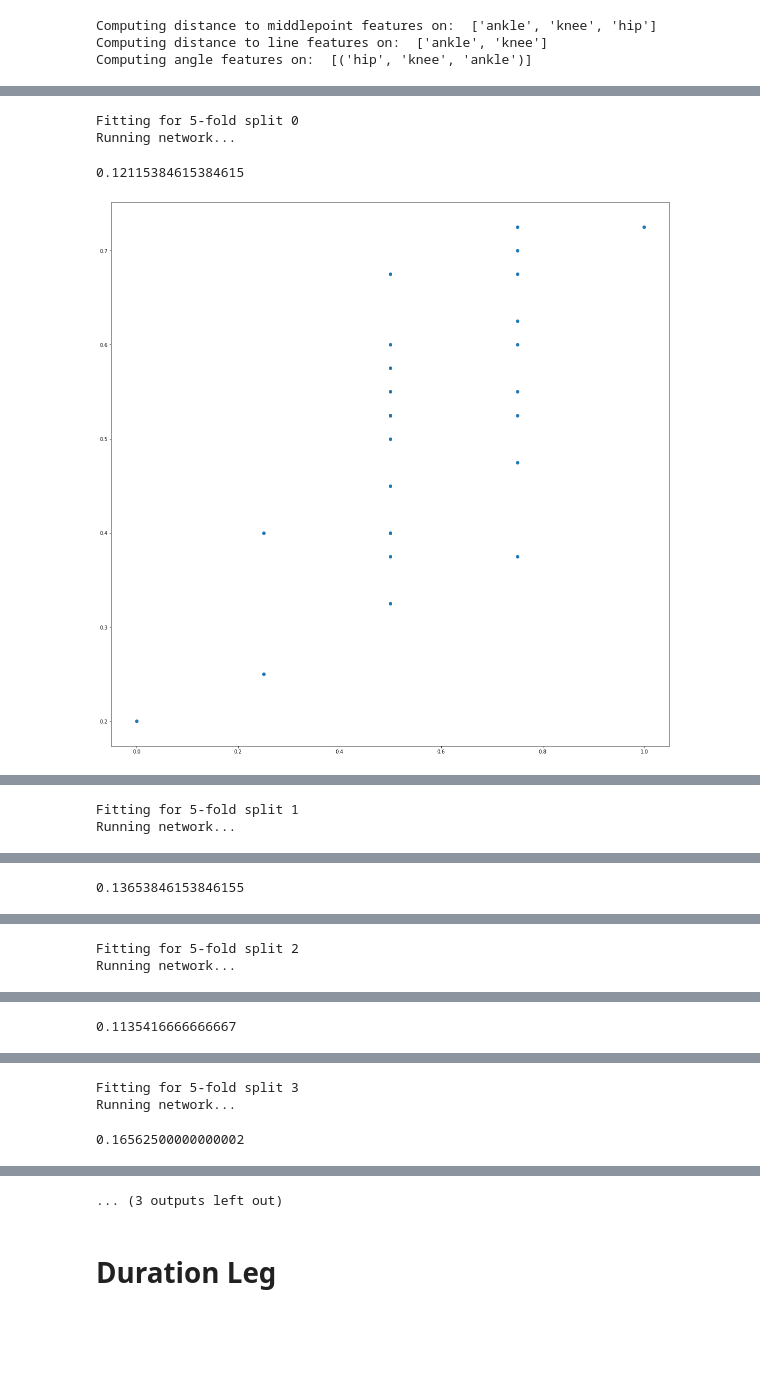
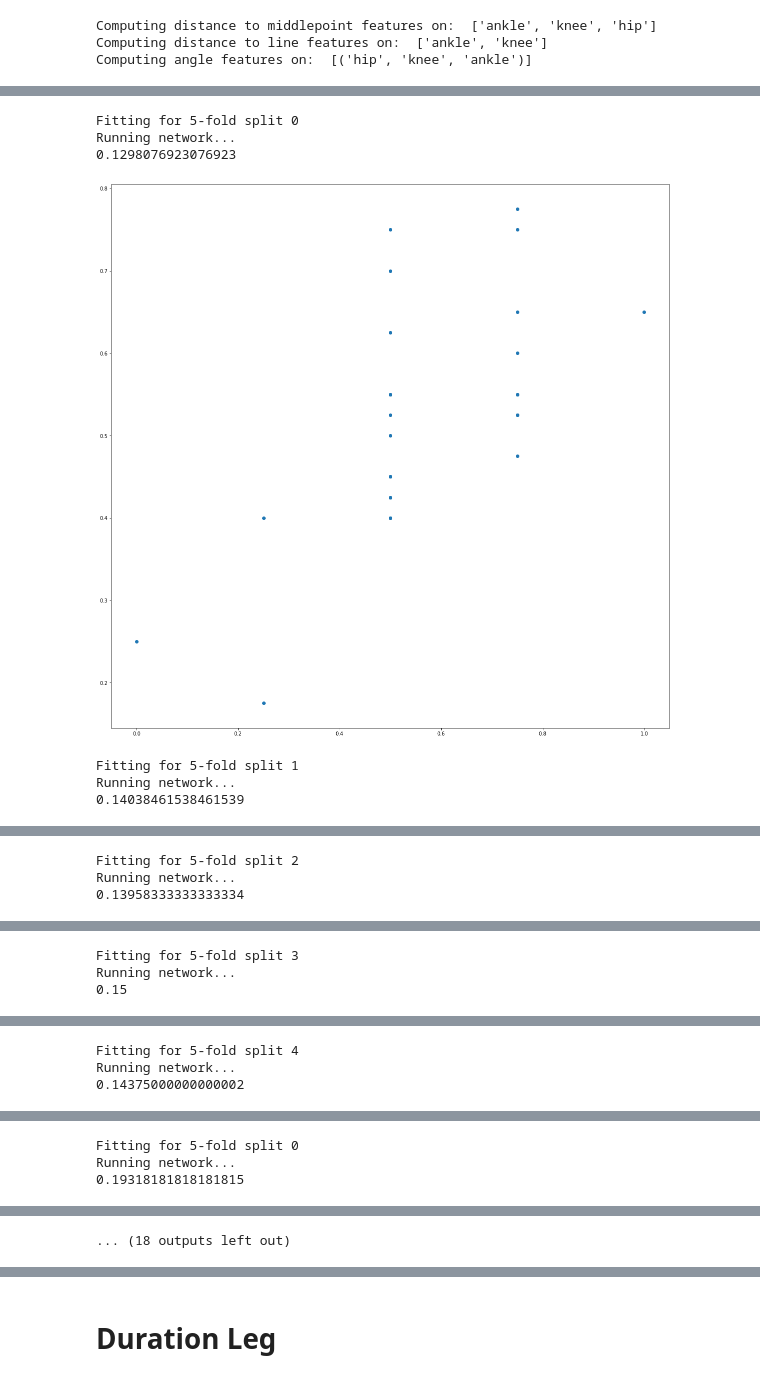
Before and after one commit to RehabAUmc/modys-video, a Jupyter notebook: notebooks/experiment-2-different-random-forrest-models.ipynb, the cells around one changed output, grey strips where cells are left out. Drawn from its saved outputs; the diff is of its cells as text; code cells hidden in the pictures; blank space fills up the shorter version.

Commit message:
Experiment 2 for all scorers

```diff
--- a/notebooks/experiment-2-different-random-forrest-models.ipynb
+++ b/notebooks/experiment-2-different-random-forrest-models.ipynb
@@ -26,3 +25,25 @@ from src.settings import SITTING_VIDEOS_DATA_FOLDER
 # %%
 scores_df = read_scores()
+SCORERS = [1, 2, 3]
+# %%
+results_df = pd.DataFrame(columns=['scorer', 'scores', 'split', 'y', 'pred_y'])
+# %%
+def run_network(train_generator, test_generator):
+    print('Running network...')
+    regr = RandomForestRegressor()
+
+    x, y = zip(*(train_generator[i] for i in range(len(train_generator))))
+    x_train, y_train = np.vstack(x), np.vstack(y).flatten()
+
+    x, y = zip(*(test_generator[i] for i in range(len(test_generator))))
+    x_test, y_test = np.vstack(x), np.vstack(y).flatten()
+
+    regr.fit(x_train, y_train)
+    y_pred = regr.predict(x_test)
+
+    print(mean_absolute_error(y_test, y_pred))
+    plt.figure(figsize=(20,20))
+    plt.scatter(y_test, y_pred)
+    plt.show()
+    return y_test, y_pred
 # %% [markdown]
@@ -34,4 +50,0 @@ scores_df = read_scores()
-# %%
-selector = SplitScoreSelector(videos_folder=LYING_VIDEOS_DATA_FOLDER, left_score = 'D_LLP_R_tA_pscore', right_score = 'D_RLP_R_tA_pscore', scorer_to_use=1)
-selected_data = selector.transform(scores_df)
-cross_val = cross_validation_generator(selected_data)
@@ -68,11 +61,21 @@ def run_network(train_generator, test_generator):
 # %%
-for i_split, (train_scores, test_scores) in enumerate(cross_val):
-    print(f'Fitting for 5-fold split {i_split}')
-    train_generator = EngineeredFeaturesDataGenerator(train_scores, features_conf, videos_folder=LYING_VIDEOS_DATA_FOLDER)
-    test_generator = EngineeredFeaturesDataGenerator(test_scores, features_conf, videos_folder=LYING_VIDEOS_DATA_FOLDER)
-    run_network(train_generator, test_generator)
+for scorer in SCORERS:
+    selector = SplitScoreSelector(videos_folder=LYING_VIDEOS_DATA_FOLDER, left_score = 'D_LLP_R_tA_pscore', right_score = 'D_RLP_R_tA_pscore', scorer_to_use=scorer)
+    selected_data = selector.transform(scores_df)
+    cross_val = cross_validation_generator(selected_data)
+
+    for i_split, (train_scores, test_scores) in enumerate(cross_val):
+        print(f'Fitting for 5-fold split {i_split}')
+        train_generator = EngineeredFeaturesDataGenerator(train_scores, features_conf, videos_folder=LYING_VIDEOS_DATA_FOLDER)
+        test_generator = EngineeredFeaturesDataGenerator(test_scores, features_conf, videos_folder=LYING_VIDEOS_DATA_FOLDER)
+        y, y_pred = run_network(train_generator, test_generator)
+        for y_item, y_pred_item in zip(y, y_pred):
+            results_df = results_df.append({'scorer':scorer, 'scores': "D_LLP_R_tA_pscore, D_RLP_R_tA_pscore", 'split': i_split, 'y':y_item, 'pred_y': y_pred_item}, ignore_index=True)
 # %% [output]
 Fitting for 5-fold split 0
 Running network...
+0.1298076923076923
+[figure, new version]
-0.12115384615384615
+Fitting for 5-fold split 1
+Running network...
+0.14038461538461539
-[figure, old version]
@@ -79,2 +83,3 @@ Running network...
-Fitting for 5-fold split 1
+Fitting for 5-fold split 2
 Running network...
+0.13958333333333334
@@ -81 +87,3 @@ Running network...
-0.13653846153846155
+Fitting for 5-fold split 3
+Running network...
+0.15
@@ -83,2 +91,3 @@ Running network...
-Fitting for 5-fold split 2
+Fitting for 5-fold split 4
 Running network...
+0.14375000000000002
@@ -85 +95,3 @@ Running network...
-0.1135416666666667
+Fitting for 5-fold split 0
+Running network...
+0.19318181818181815
@@ -87,3 +99 @@ Running network...
-Fitting for 5-fold split 3
-Running network...
+... (18 outputs left out)
-0.16562500000000002
@@ -91,3 +100,2 @@ Running network...
-... (3 outputs left out)
 # %% [markdown]
 # Duration Leg
```
Also changed, not shown: parts of 36 cells of this notebook.
